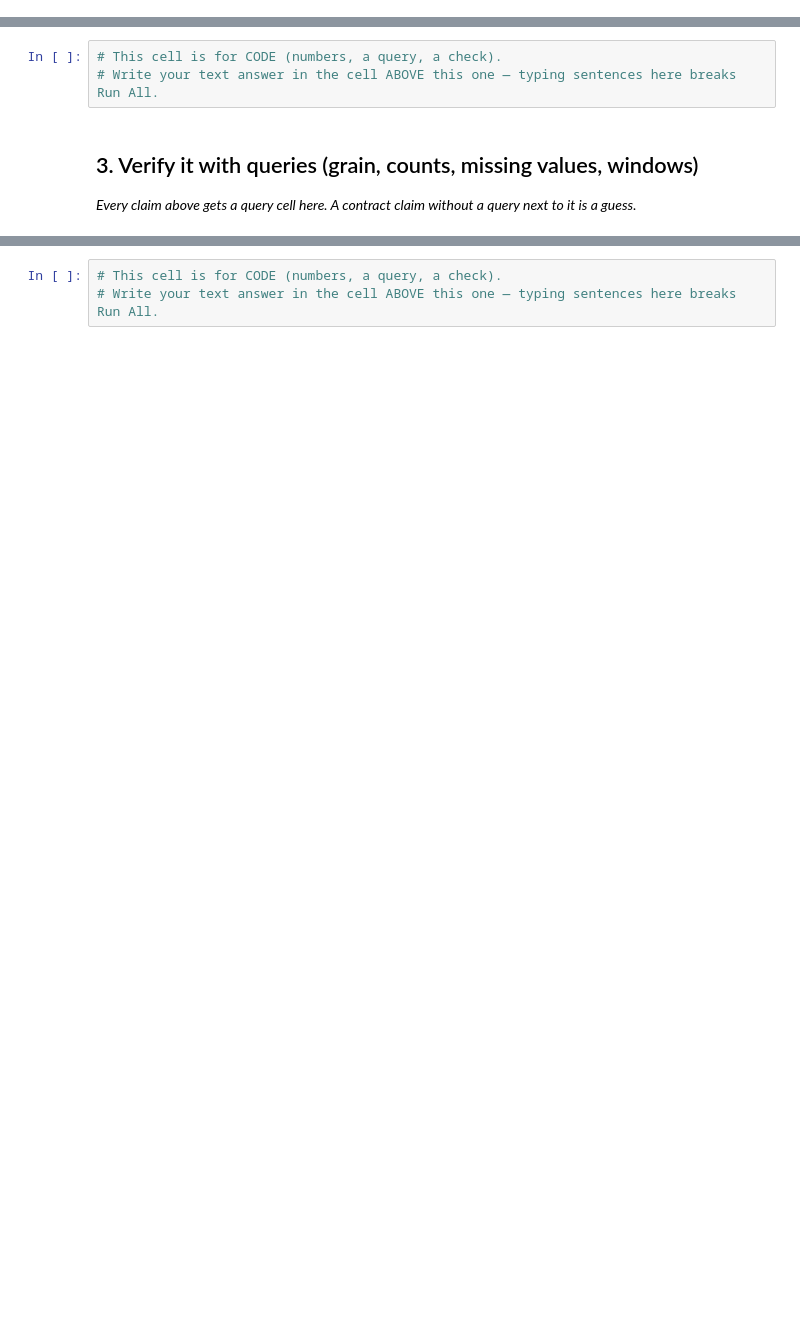
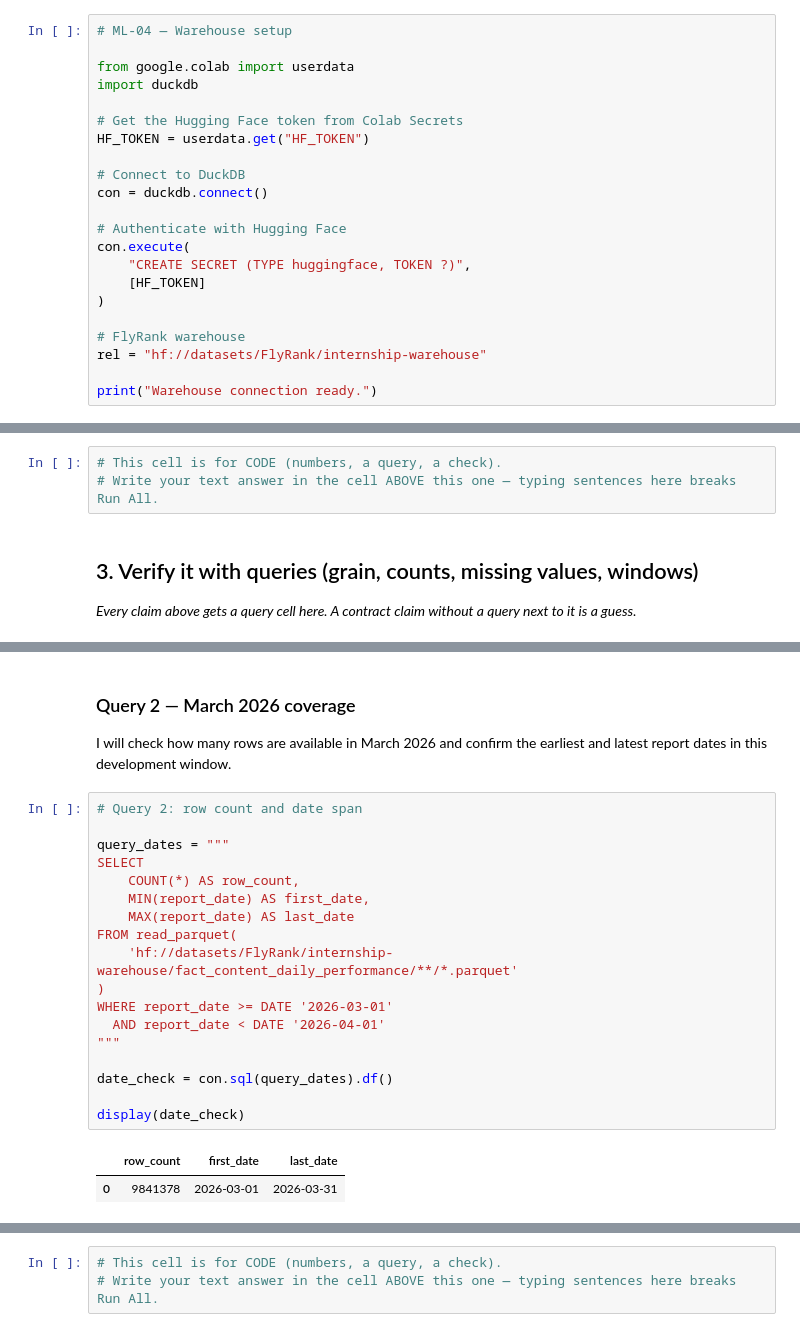
Before and after one commit to manahilrubabsatti/flyrank-ml, a Jupyter notebook: work/notebooks/w03_data_contract.ipynb, the cells around one changed output, grey strips where cells are left out. Saved outputs shown, nothing was run; the diff lists cells and outputs as text; blank space fills up the shorter version.

```diff
--- a/work/notebooks/w03_data_contract.ipynb
+++ b/work/notebooks/w03_data_contract.ipynb
@@ -8,0 +17,22 @@ This skeleton is yours to fill. Work the sections **in order** — each one has
+# %%
+# ML-04 — Warehouse setup
+
+from google.colab import userdata
+import duckdb
+
+# Get the Hugging Face token from Colab Secrets
+HF_TOKEN = userdata.get("HF_TOKEN")
+
+# Connect to DuckDB
+con = duckdb.connect()
+
+# Authenticate with Hugging Face
+con.execute(
+    "CREATE SECRET (TYPE huggingface, TOKEN ?)",
+    [HF_TOKEN]
+)
+
+# FlyRank warehouse
+rel = "hf://datasets/FlyRank/internship-warehouse"
+
+print("Warehouse connection ready.")
@@ -26,0 +170,25 @@ This skeleton is yours to fill. Work the sections **in order** — each one has
+# %% [markdown]
+### Query 2 — March 2026 coverage
+
+I will check how many rows are available in March 2026 and confirm the earliest and latest report dates in this development window.
+# %%
+# Query 2: row count and date span
+
+query_dates = """
+SELECT
+    COUNT(*) AS row_count,
+    MIN(report_date) AS first_date,
+    MAX(report_date) AS last_date
+FROM read_parquet(
+    'hf://datasets/FlyRank/internship-warehouse/fact_content_daily_performance/**/*.parquet'
+)
+WHERE report_date >= DATE '2026-03-01'
+  AND report_date < DATE '2026-04-01'
+"""
+
+date_check = con.sql(query_dates).df()
+
+display(date_check)
+# %% [output]
+|  | row_count | first_date | last_date |
+| 0 | 9841378 | 2026-03-01 | 2026-03-31 |
```
Also changed, not shown: parts of 19 cells of this notebook.
